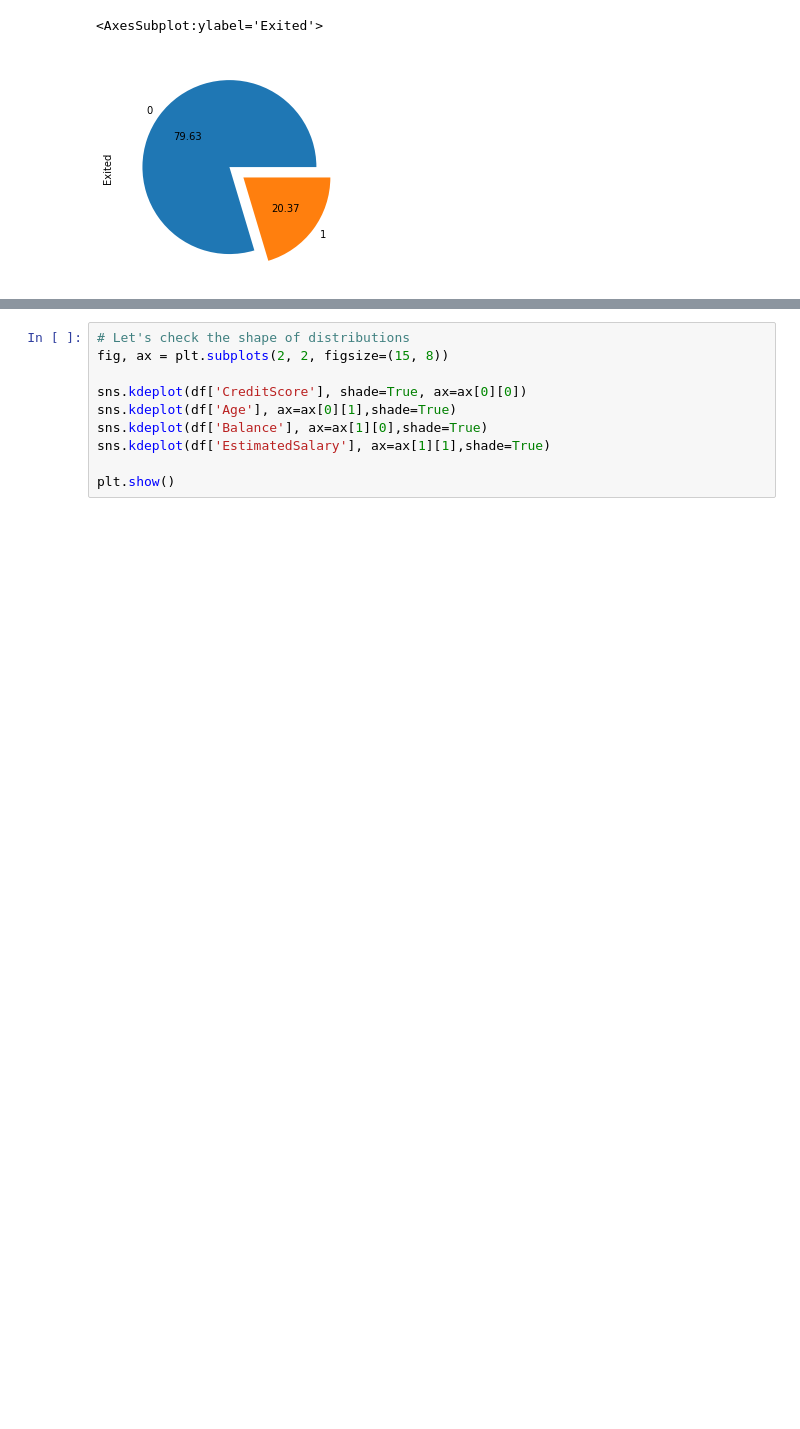
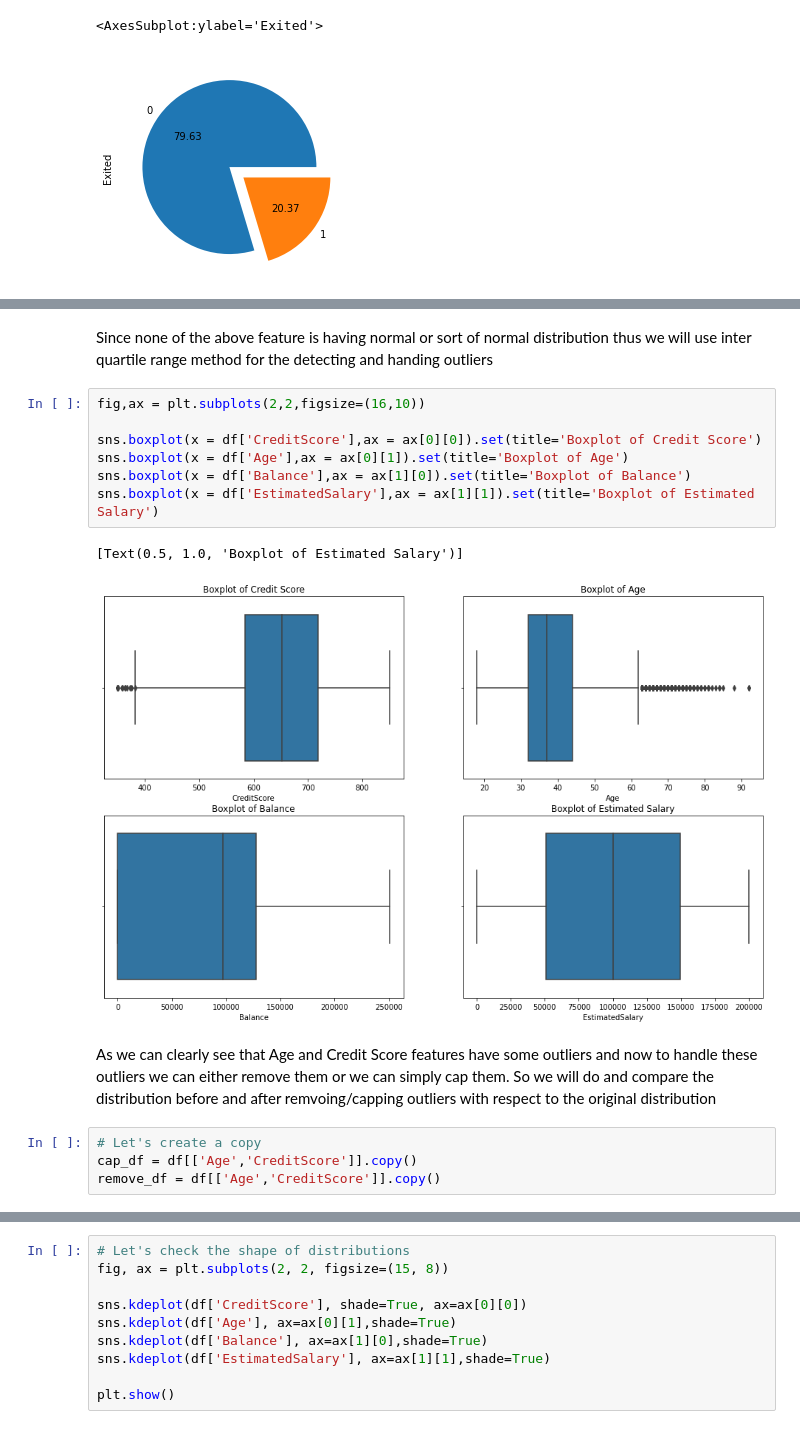
Before and after one commit to yuvraaj2002/Deep-learning-projects, a Jupyter notebook: Customer Churn Prediction/Code.ipynb, the cells around one changed output, grey strips where cells are left out. Drawn from its saved outputs; the diff is of its cells as text; blank space fills up the shorter version.

Commit message:
Detected outliers using IQR method

```diff
--- a/Customer Churn Prediction/Code.ipynb
+++ b/Customer Churn Prediction/Code.ipynb
@@ -114,0 +147,18 @@ df['Exited'].value_counts().plot(kind='pie',autopct='%.2f',explode= ex)
+# %% [markdown]
+Since none of the above feature is having normal or sort of normal distribution thus we will use inter quartile range method for the detecting and handing outliers
+# %%
+fig,ax = plt.subplots(2,2,figsize=(16,10))
+
+sns.boxplot(x = df['CreditScore'],ax = ax[0][0]).set(title='Boxplot of Credit Score')
+sns.boxplot(x = df['Age'],ax = ax[0][1]).set(title='Boxplot of Age')
+sns.boxplot(x = df['Balance'],ax = ax[1][0]).set(title='Boxplot of Balance')
+sns.boxplot(x = df['EstimatedSalary'],ax = ax[1][1]).set(title='Boxplot of Estimated Salary')
+# %% [output]
+[Text(0.5, 1.0, 'Boxplot of Estimated Salary')]
+[figure, added]
+# %% [markdown]
+As we can clearly see that Age and Credit Score features have some outliers and now to handle these outliers we can either remove them or we can simply cap them. So we will do and compare the distribution before and after remvoing/capping outliers with respect to the original distribution
+# %%
+# Let's create a copy
+cap_df = df[['Age','CreditScore']].copy()
+remove_df = df[['Age','CreditScore']].copy()
```
Also changed, not shown: parts of 12 cells of this notebook.
